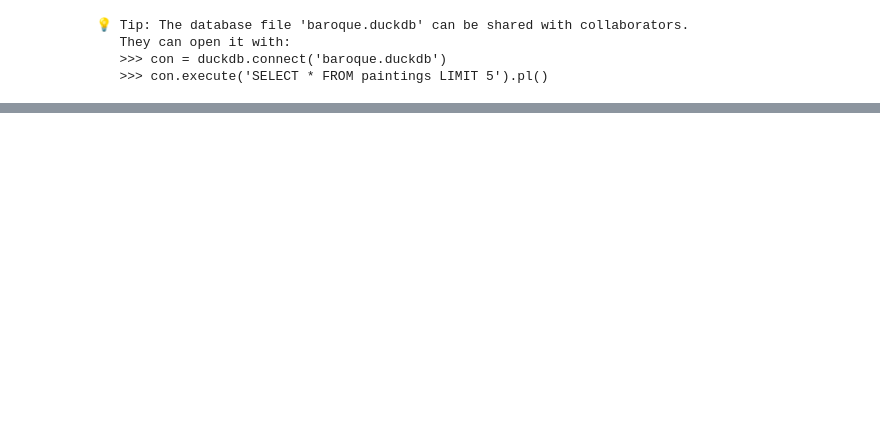
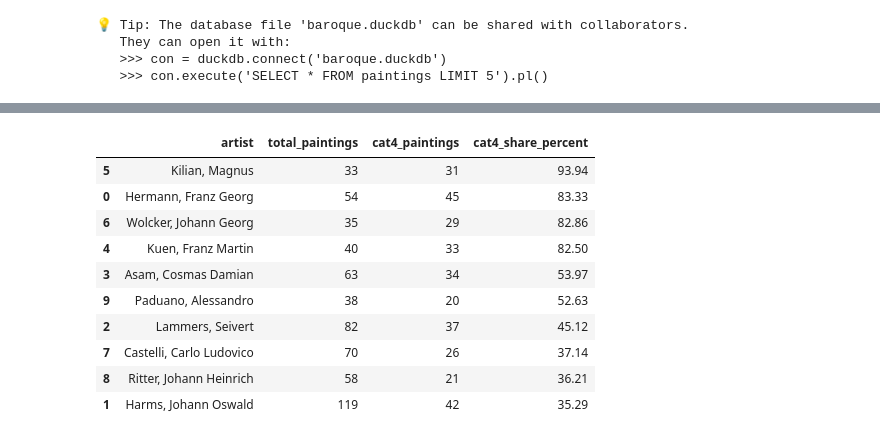
Before and after one commit to ThanosDrossos/course-data-stories-baroque, a Jupyter notebook: src/docs/story/CbDD/DataStory_Baroque_DuckDB.ipynb, the cells around one changed output, grey strips where cells are left out. Saved outputs shown, nothing was run; the diff lists cells and outputs as text; code cells hidden in the pictures; blank space fills up the shorter version.

```diff
--- a/src/docs/story/CbDD/DataStory_Baroque_DuckDB.ipynb
+++ b/src/docs/story/CbDD/DataStory_Baroque_DuckDB.ipynb
@@ -3612,0 +4059,70 @@ print("   >>> con.execute('SELECT * FROM paintings LIMIT 5').pl()")
+# %%
+import pandas as pd
+
+TOP10 = [
+    "Hermann, Franz Georg",
+    "Harms, Johann Oswald",
+    "Lammers, Seivert",
+    "Asam, Cosmas Damian",
+    "Kuen, Franz Martin",
+    "Kilian, Magnus",
+    "Wolcker, Johann Georg",
+    "Castelli, Carlo Ludovico",
+    "Ritter, Johann Heinrich",
+    "Paduano, Alessandro",
+]
+
+def artist_total_and_cat4_share(artist_name: str):
+    sql = """
+    WITH artist_paintings AS (
+        SELECT DISTINCT nfdi_uri
+        FROM painting_persons
+        WHERE UPPER(TRIM(role))='PAINTER'
+          AND TRIM(person_name)=TRIM(?)
+    ),
+    cat4_paintings AS (
+        SELECT DISTINCT ps.nfdi_uri
+        FROM painting_subjects ps
+        JOIN subjects s ON ps.subject_uri = s.subject_uri
+        WHERE s.subject_source='ICONCLASS'
+          AND REGEXP_EXTRACT(s.subject_uri, 'iconclass\\.org/([^/]+)', 1) LIKE '4%'
+    ),
+    artist_cat4 AS (
+        SELECT DISTINCT ap.nfdi_uri
+        FROM artist_paintings ap
+        JOIN cat4_paintings c4 ON c4.nfdi_uri = ap.nfdi_uri
+    )
+    SELECT
+        ? AS artist,
+        (SELECT COUNT(*) FROM artist_paintings) AS total_paintings,
+        (SELECT COUNT(*) FROM artist_cat4) AS cat4_paintings,
+        ROUND(
+            (SELECT COUNT(*) FROM artist_cat4) * 100.0 /
+            NULLIF((SELECT COUNT(*) FROM artist_paintings), 0),
+            2
+        ) AS cat4_share_percent
+    """
+    return con.execute(sql, [artist_name, artist_name]).fetchdf()
+
+# für alle Top10 ausführen
+rows = []
+for a in TOP10:
+    rows.append(artist_total_and_cat4_share(a))
+
+df_top10_share = pd.concat(rows, ignore_index=True).sort_values(
+    by=["cat4_share_percent", "cat4_paintings"], ascending=False
+)
+
+df_top10_share
+# %% [output]
+|  | artist | total_paintings | cat4_paintings | cat4_share_percent |
+| 5 | Kilian, Magnus | 33 | 31 | 93.94 |
+| 0 | Hermann, Franz Georg | 54 | 45 | 83.33 |
+| 6 | Wolcker, Johann Georg | 35 | 29 | 82.86 |
+| 4 | Kuen, Franz Martin | 40 | 33 | 82.50 |
+| 3 | Asam, Cosmas Damian | 63 | 34 | 53.97 |
+| 9 | Paduano, Alessandro | 38 | 20 | 52.63 |
+| 2 | Lammers, Seivert | 82 | 37 | 45.12 |
+| 7 | Castelli, Carlo Ludovico | 70 | 26 | 37.14 |
+| 8 | Ritter, Johann Heinrich | 58 | 21 | 36.21 |
+| 1 | Harms, Johann Oswald | 119 | 42 | 35.29 |
```
Also changed, not shown: parts of 42 cells of this notebook, 1 other file.
